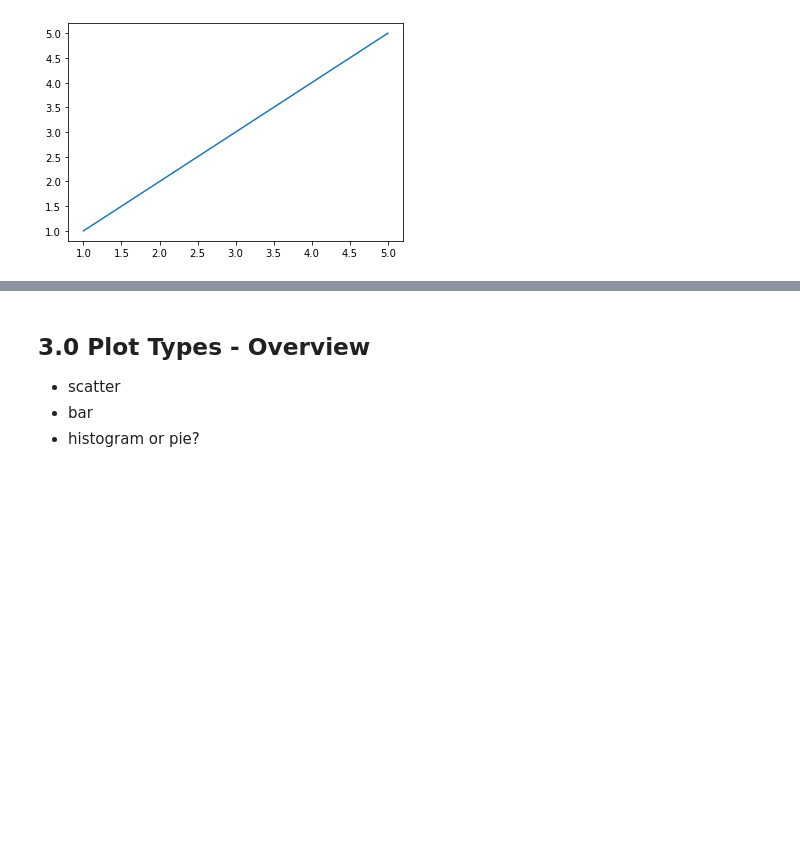
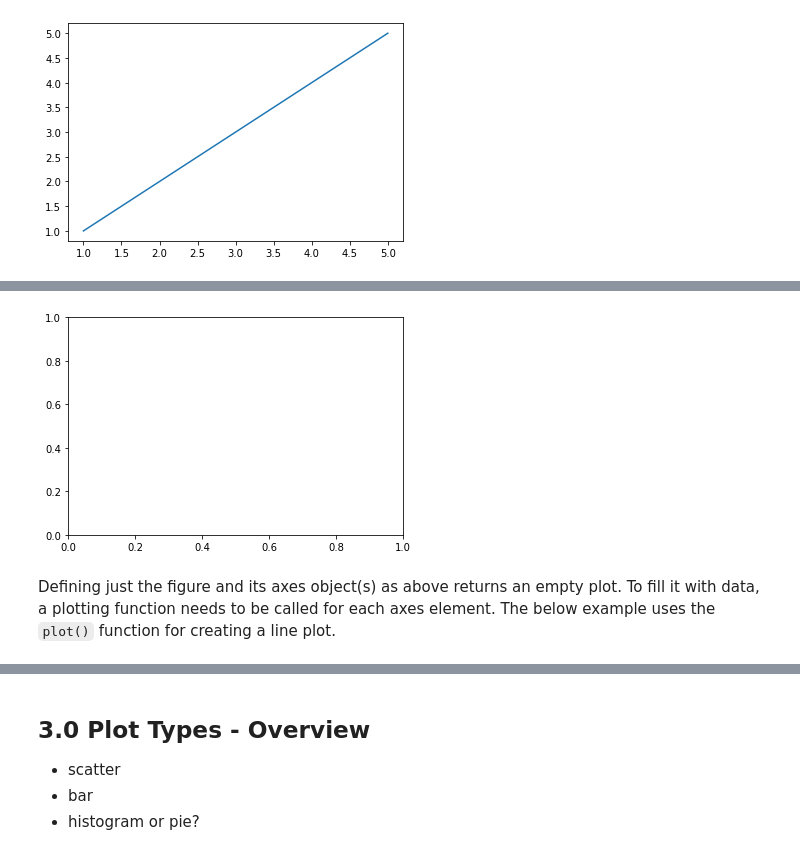
Before and after one commit to ssteffens/fundamentals-data-analysis-assessment, a Jupyter notebook: pyplot.ipynb, the cells around one changed output, grey strips where cells are left out. Drawn from its saved outputs; the diff is of its cells as text; code cells hidden in the pictures; blank space fills up the shorter version.

Commit message:
Pyplot - Part 3 Subplots

```diff
--- a/pyplot.ipynb
+++ b/pyplot.ipynb
@@ -317,0 +332,9 @@ plt.savefig(path)
+# %%
+# Creating a figure with a single axes object
+# fig defines the figure element and ax defines the axis element
+fig, ax = plt.subplots()
+plt.show()
+# %% [output]
+[figure, added]
+# %% [markdown]
+Defining just the figure and its axes object(s) as above returns an empty plot. To fill it with data, a plotting function needs to be called for each axes element. The below example uses the `plot()` function for creating a line plot.
```
Also changed, not shown: parts of 12 cells of this notebook.
